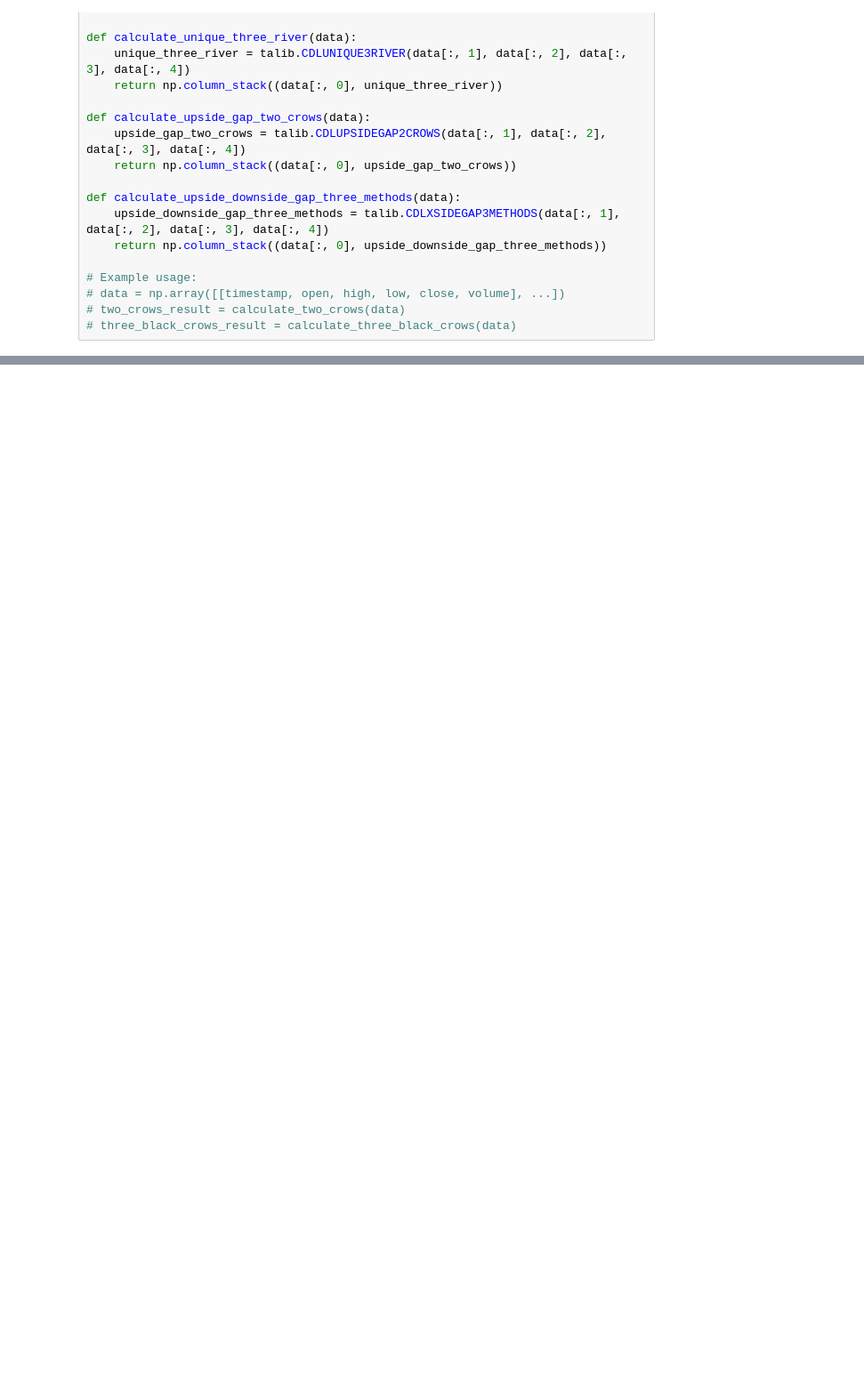
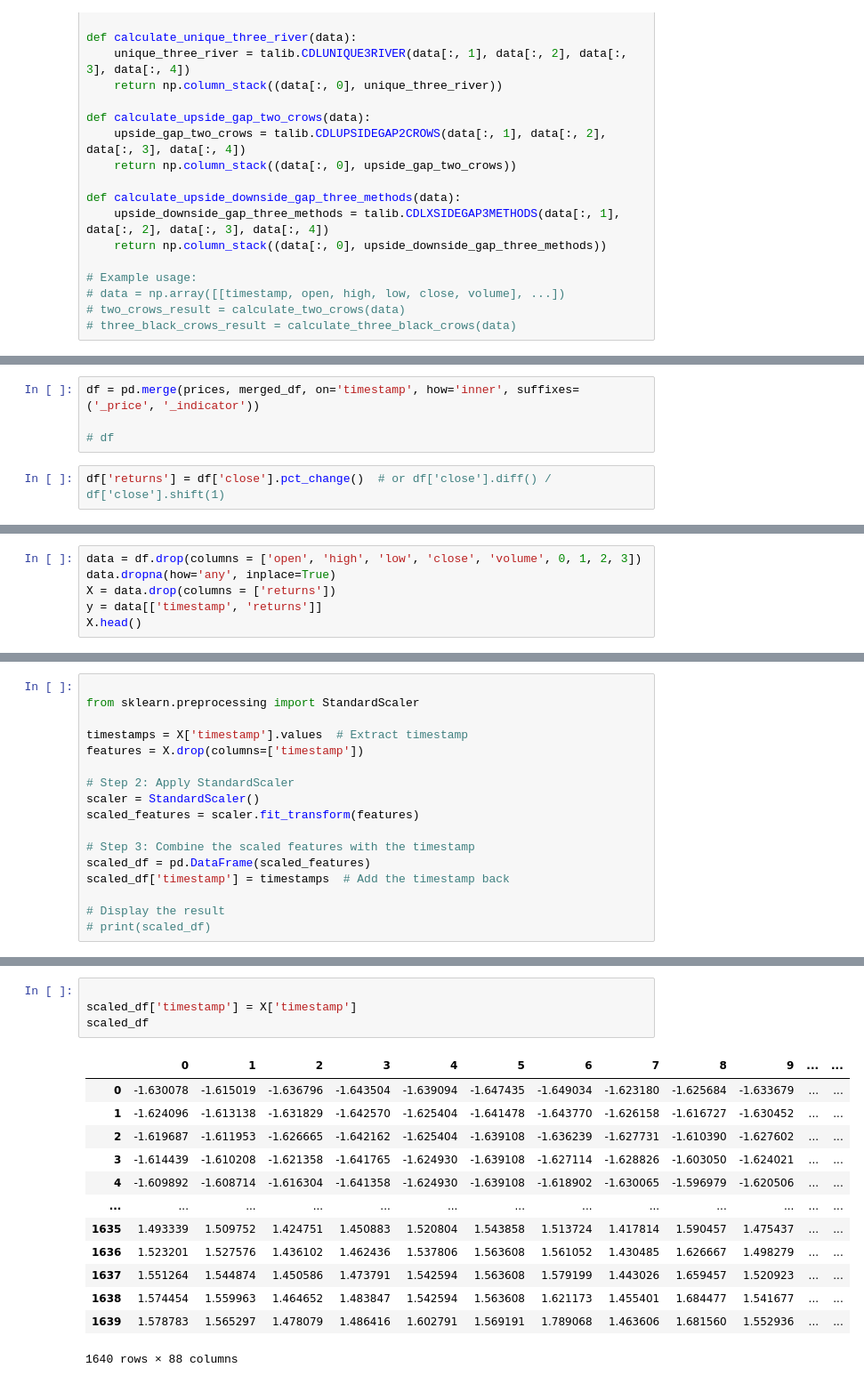
Before and after one commit to hwbarth/coin-prediction, a Jupyter notebook: data_prep.ipynb, the cells around one changed output, grey strips where cells are left out. Shown at 89% size. Drawn from its saved outputs; the diff is of its cells as text; blank space fills up the shorter version.

Commit message:
data prep

```diff
--- a/data_prep.ipynb
+++ b/data_prep.ipynb
@@ -780,0 +836,6 @@ array([[1.57849734e+09,            nan],
+# %%
+df = pd.merge(prices, merged_df, on='timestamp', how='inner', suffixes=('_price', '_indicator'))
+
+# df
+# %%
+df['returns'] = df['close'].pct_change()  # or df['close'].diff() / df['close'].shift(1)
@@ -780,0 +844,6 @@ array([[1.57849734e+09,            nan],
+# %%
+data = df.drop(columns = ['open', 'high', 'low', 'close', 'volume', 0, 1, 2, 3])
+data.dropna(how='any', inplace=True)
+X = data.drop(columns = ['returns'])
+y = data[['timestamp', 'returns']]
+X.head()
@@ -780,0 +890,17 @@ array([[1.57849734e+09,            nan],
+# %%
+
+from sklearn.preprocessing import StandardScaler
+
+timestamps = X['timestamp'].values  # Extract timestamp
+features = X.drop(columns=['timestamp'])
+
+# Step 2: Apply StandardScaler
+scaler = StandardScaler()
+scaled_features = scaler.fit_transform(features)
+
+# Step 3: Combine the scaled features with the timestamp
+scaled_df = pd.DataFrame(scaled_features)
+scaled_df['timestamp'] = timestamps  # Add the timestamp back
+
+# Display the result
+# print(scaled_df)
@@ -780,0 +925,18 @@ array([[1.57849734e+09,            nan],
+# %%
+
+scaled_df['timestamp'] = X['timestamp']
+scaled_df
+# %% [output]
+|  | 0 | 1 | 2 | 3 | 4 | 5 | 6 | 7 | 8 | 9 | ... | ... |
+| 0 | -1.630078 | -1.615019 | -1.636796 | -1.643504 | -1.639094 | -1.647435 | -1.649034 | -1.623180 | -1.625684 | -1.633679 | ... | ... |
+| 1 | -1.624096 | -1.613138 | -1.631829 | -1.642570 | -1.625404 | -1.641478 | -1.643770 | -1.626158 | -1.616727 | -1.630452 | ... | ... |
+| 2 | -1.619687 | -1.611953 | -1.626665 | -1.642162 | -1.625404 | -1.639108 | -1.636239 | -1.627731 | -1.610390 | -1.627602 | ... | ... |
+| 3 | -1.614439 | -1.610208 | -1.621358 | -1.641765 | -1.624930 | -1.639108 | -1.627114 | -1.628826 | -1.603050 | -1.624021 | ... | ... |
+| 4 | -1.609892 | -1.608714 | -1.616304 | -1.641358 | -1.624930 | -1.639108 | -1.618902 | -1.630065 | -1.596979 | -1.620506 | ... | ... |
+| ... | ... | ... | ... | ... | ... | ... | ... | ... | ... | ... | ... | ... |
+| 1635 | 1.493339 | 1.509752 | 1.424751 | 1.450883 | 1.520804 | 1.543858 | 1.513724 | 1.417814 | 1.590457 | 1.475437 | ... | ... |
+| 1636 | 1.523201 | 1.527576 | 1.436102 | 1.462436 | 1.537806 | 1.563608 | 1.561052 | 1.430485 | 1.626667 | 1.498279 | ... | ... |
+| 1637 | 1.551264 | 1.544874 | 1.450586 | 1.473791 | 1.542594 | 1.563608 | 1.579199 | 1.443026 | 1.659457 | 1.520923 | ... | ... |
+| 1638 | 1.574454 | 1.559963 | 1.464652 | 1.483847 | 1.542594 | 1.563608 | 1.621173 | 1.455401 | 1.684477 | 1.541677 | ... | ... |
+| 1639 | 1.578783 | 1.565297 | 1.478079 | 1.486416 | 1.602791 | 1.569191 | 1.789068 | 1.463606 | 1.681560 | 1.552936 | ... | ... |
+1640 rows × 88 columns
```
Also changed, not shown: parts of 20 cells of this notebook.
